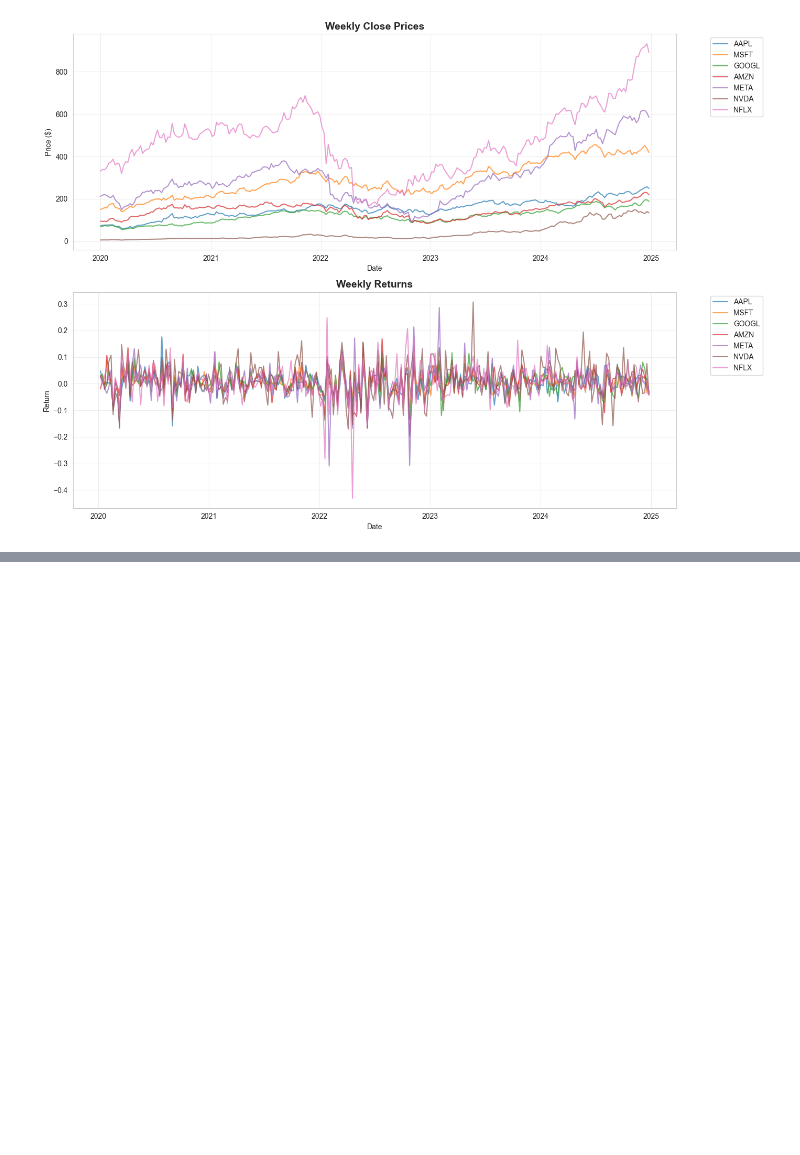
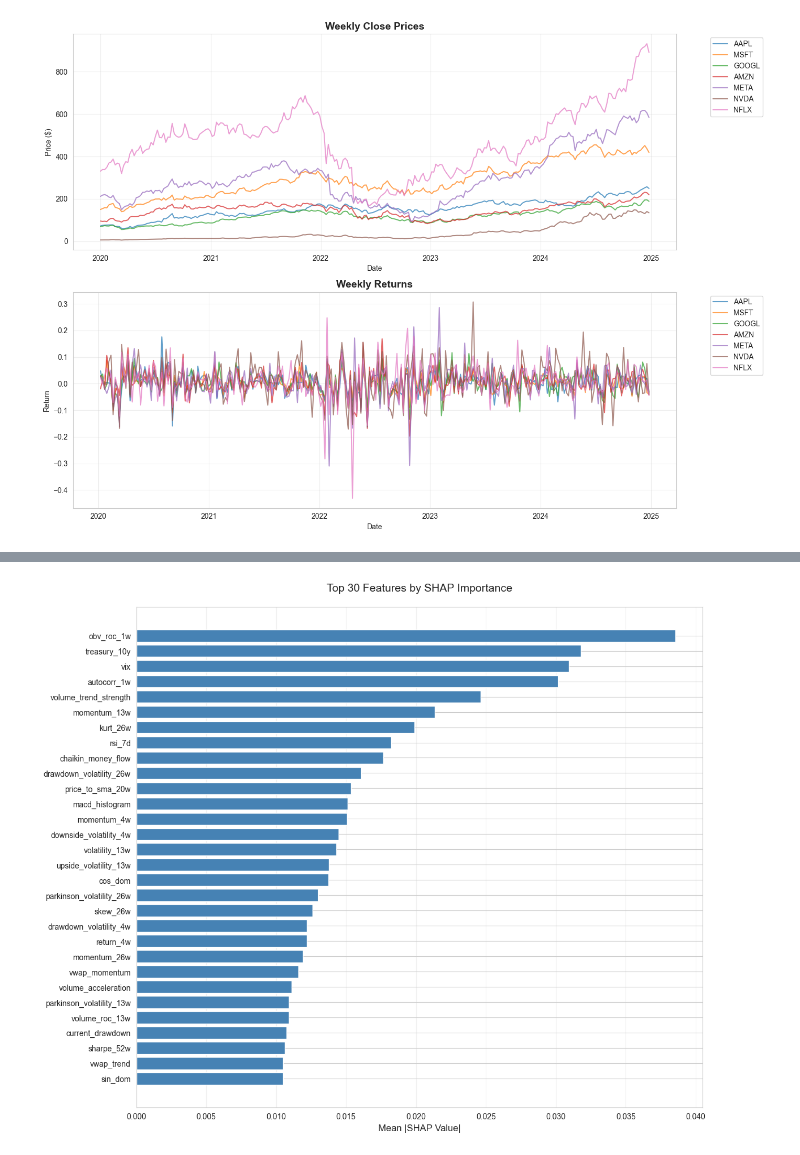
Before and after one commit to natalia-marko/reinforcement-learning-in-finance, a Jupyter notebook: rl_relabalance_portfolio/notebooks/01_data_preparation.ipynb, the cells around one changed output, grey strips where cells are left out. Cells and saved outputs as stored; diff of their text form; code cells hidden in the pictures; blank space fills up the shorter version.

```diff
--- a/rl_relabalance_portfolio/notebooks/01_data_preparation.ipynb
+++ b/rl_relabalance_portfolio/notebooks/01_data_preparation.ipynb
@@ -194,0 +690,24 @@ Display statistics about preprocessing steps.
+# %%
+# Train a Random Forest model as surrogate for SHAP
+# Random Forest chosen because:
+# 1. Handles non-linear relationships well
+# 2. Works efficiently with SHAP TreeExplainer
+# 3. Provides feature importance as fallback if SHAP unavailable
+# Use a sample for faster computation (SHAP is computationally expensive)
+from sklearn.ensemble import RandomForestRegressor
+sample_size = len(X_shap)
+sample_indices = np.random.choice(len(X_shap), sample_size, replace=False)
+X_sample = X_shap.iloc[sample_indices]
+y_sample = y_shap.iloc[sample_indices]
+
+print(f"\nTraining Random Forest on {sample_size} samples...")
+rf_model = RandomForestRegressor(
+    n_estimators=500,        # Number of trees (more = better but slower)
+    max_depth=10,             # Limit tree depth to prevent overfitting
+    min_samples_split=20,    # Minimum samples to split (prevents overfitting)
+    random_state=42,         # For reproducibility
+    n_jobs=-1                # Use all CPU cores
+)
+
+rf_model.fit(X_sample, y_sample)
+print(f"✓ Model trained. R² score: {rf_model.score(X_sample, y_sample):.4f}")
@@ -194,0 +783,17 @@ Display statistics about preprocessing steps.
+# %%
+# Visualize feature importance
+plt.figure(figsize=(12, 10))
+top_n = 30
+top_shap = shap_importance.head(top_n)
+SHAP_AVAILABLE = True
+
+plt.barh(range(len(top_shap)), top_shap['mean_abs_shap'], color='steelblue')
+plt.yticks(range(len(top_shap)), top_shap['feature'])
+plt.xlabel('Mean |SHAP Value|' if SHAP_AVAILABLE else 'Feature Importance', fontsize=12)
+plt.title(f'Top {top_n} Features by {"SHAP" if SHAP_AVAILABLE else "Random Forest"} Importance', fontsize=14, pad=20)
+plt.gca().invert_yaxis()
+plt.grid(True, alpha=0.3, axis='x')
+plt.tight_layout()
+plt.show()
+# %% [output]
+[figure, added]
```
Also changed, not shown: parts of 39 cells of this notebook, 3 other files.
